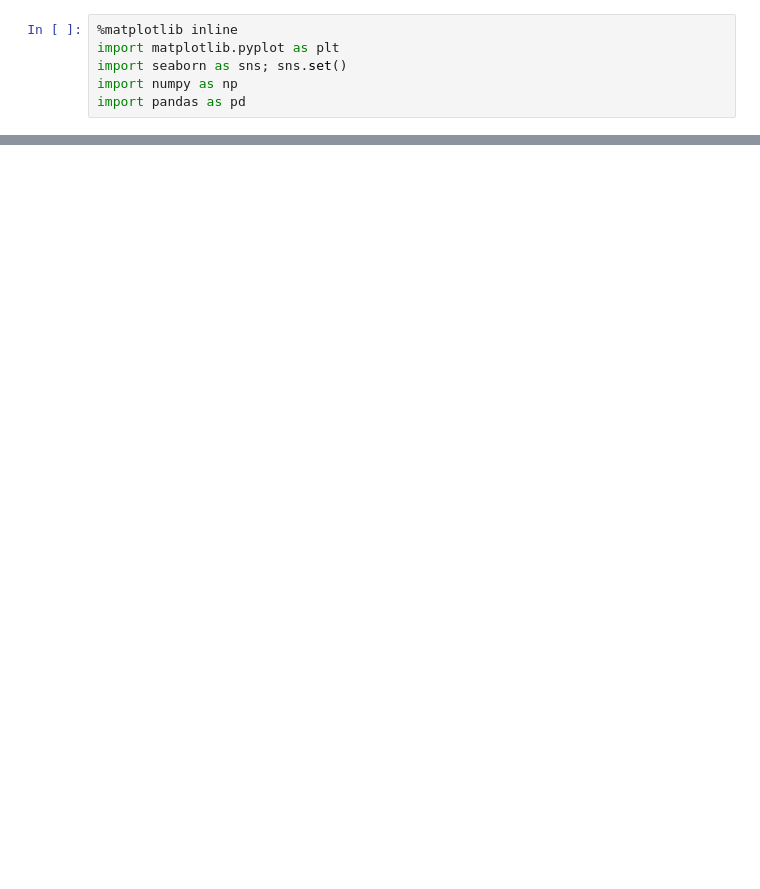
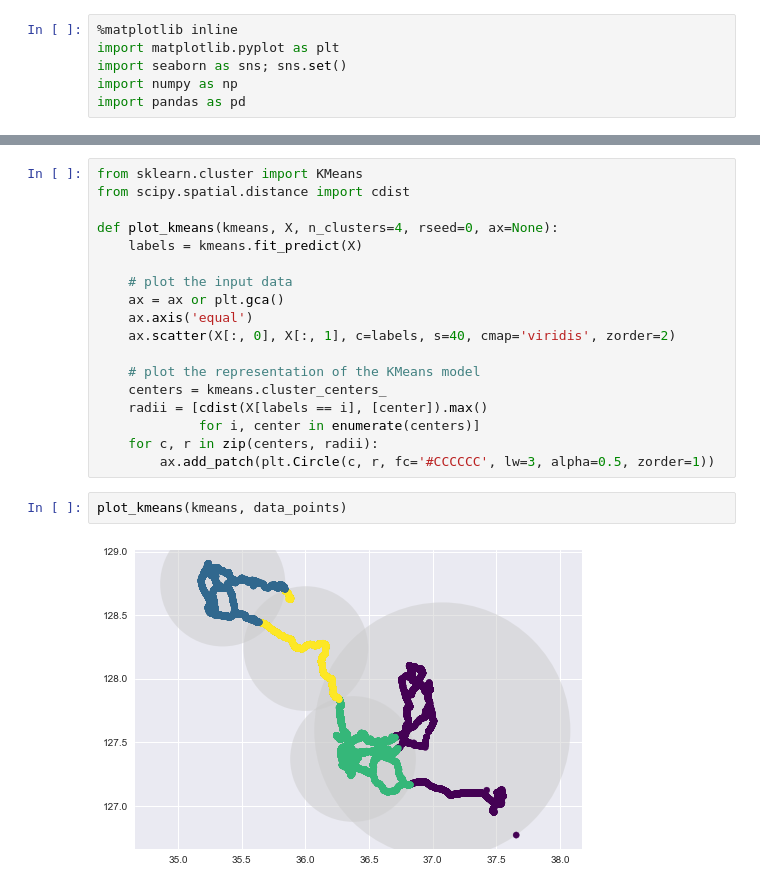
Before and after one commit to sy2399/Smartphone_Analysis, a Jupyter notebook: Code/02.Feature Extraction/Location_GMM.ipynb, the cells around one changed output, grey strips where cells are left out. Drawn from its saved outputs; the diff is of its cells as text; blank space fills up the shorter version.

```diff
--- a/Code/02.Feature Extraction/Location_GMM.ipynb
+++ b/Code/02.Feature Extraction/Location_GMM.ipynb
@@ -448,0 +102,22 @@ Text(0.5, 1, 'GMM clustering - Hihgh SWB')
+# %%
+from sklearn.cluster import KMeans
+from scipy.spatial.distance import cdist
+
+def plot_kmeans(kmeans, X, n_clusters=4, rseed=0, ax=None):
+    labels = kmeans.fit_predict(X)
+
+    # plot the input data
+    ax = ax or plt.gca()
+    ax.axis('equal')
+    ax.scatter(X[:, 0], X[:, 1], c=labels, s=40, cmap='viridis', zorder=2)
+
+    # plot the representation of the KMeans model
+    centers = kmeans.cluster_centers_
+    radii = [cdist(X[labels == i], [center]).max()
+             for i, center in enumerate(centers)]
+    for c, r in zip(centers, radii):
+        ax.add_patch(plt.Circle(c, r, fc='#CCCCCC', lw=3, alpha=0.5, zorder=1))
+# %%
+plot_kmeans(kmeans, data_points)
+# %% [output]
+[figure, added]
```
Also changed, not shown: parts of 112 cells of this notebook.
